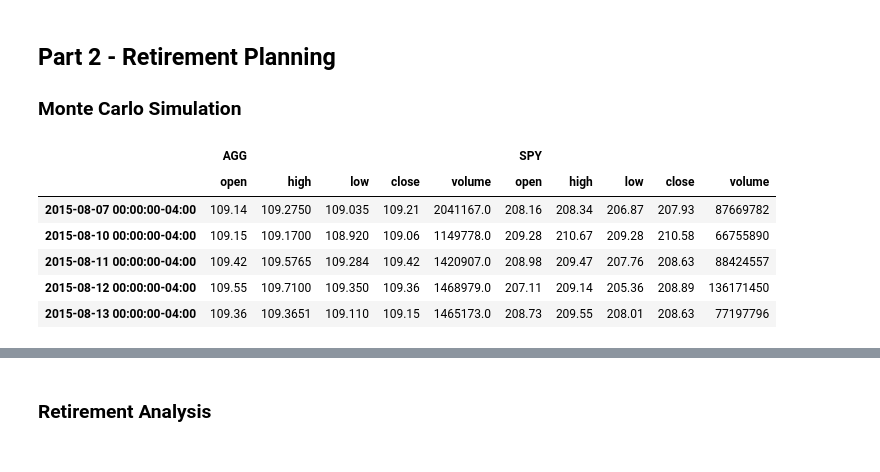
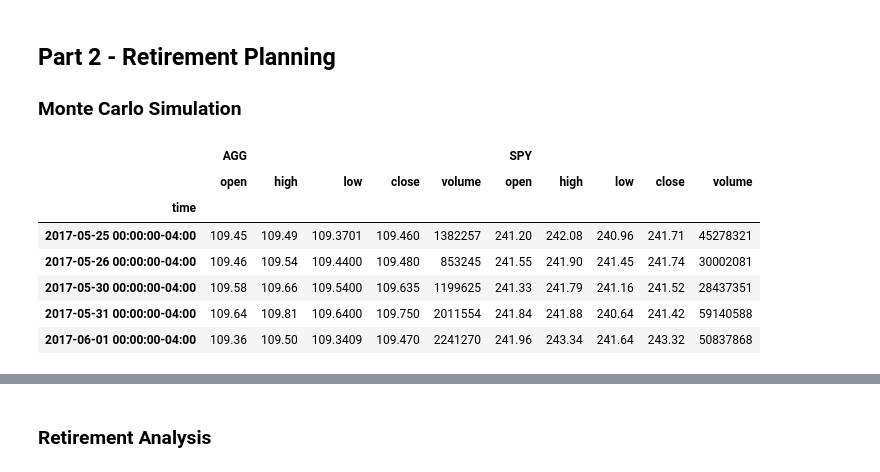
Before and after one commit to nrader91/Financial_Planner_API, a Jupyter notebook: financial-planner.ipynb, the cells around one changed output, grey strips where cells are left out. Saved outputs shown, nothing was run; the diff lists cells and outputs as text; code cells hidden in the pictures.

```diff
--- a/financial-planner.ipynb
+++ b/financial-planner.ipynb
@@ -185,19 +185,26 @@ Congrats! You have exceeded your emergency fund goal. Keep on investing.  :)
 # %%
 # Set start and end dates of five years back from today.
 # Sample results may vary from the solution based on the time frame chosen
-start_date = pd.Timestamp('2015-08-07', tz='America/New_York').isoformat()
-end_date = pd.Timestamp('2020-08-07', tz='America/New_York').isoformat()
+start_date = pd.Timestamp('2016-05-15', tz='America/New_York').isoformat()
+end_date = pd.Timestamp('2021-05-15', tz='America/New_York').isoformat()
 # %%
 # Get 5 years' worth of historical data for SPY and AGG
-# YOUR CODE HERE!
+df_stock_data = api.get_barset(
+    tickers,
+    timeframe,
+    start=start_date,
+    end=end_date,
+    limit=1000,
+).df
 
 # Display sample data
 df_stock_data.head()
 # %% [output]
 |  | AGG |  |  |  |  | SPY |  |  |  |  |
 |  | open | high | low | close | volume | open | high | low | close | volume |
-| 2015-08-07 00:00:00-04:00 | 109.14 | 109.2750 | 109.035 | 109.21 | 2041167.0 | 208.16 | 208.34 | 206.87 | 207.93 | 87669782 |
-| 2015-08-10 00:00:00-04:00 | 109.15 | 109.1700 | 108.920 | 109.06 | 1149778.0 | 209.28 | 210.67 | 209.28 | 210.58 | 66755890 |
-| 2015-08-11 00:00:00-04:00 | 109.42 | 109.5765 | 109.284 | 109.42 | 1420907.0 | 208.98 | 209.47 | 207.76 | 208.63 | 88424557 |
-| 2015-08-12 00:00:00-04:00 | 109.55 | 109.7100 | 109.350 | 109.36 | 1468979.0 | 207.11 | 209.14 | 205.36 | 208.89 | 136171450 |
-| 2015-08-13 00:00:00-04:00 | 109.36 | 109.3651 | 109.110 | 109.15 | 1465173.0 | 208.73 | 209.55 | 208.01 | 208.63 | 77197796 |
+| time |  |  |  |  |  |  |  |  |  |  |
+| 2017-05-25 00:00:00-04:00 | 109.45 | 109.49 | 109.3701 | 109.460 | 1382257 | 241.20 | 242.08 | 240.96 | 241.71 | 45278321 |
+| 2017-05-26 00:00:00-04:00 | 109.46 | 109.54 | 109.4400 | 109.480 | 853245 | 241.55 | 241.90 | 241.45 | 241.74 | 30002081 |
+| 2017-05-30 00:00:00-04:00 | 109.58 | 109.66 | 109.5400 | 109.635 | 1199625 | 241.33 | 241.79 | 241.16 | 241.52 | 28437351 |
+| 2017-05-31 00:00:00-04:00 | 109.64 | 109.81 | 109.6400 | 109.750 | 2011554 | 241.84 | 241.88 | 240.64 | 241.42 | 59140588 |
+| 2017-06-01 00:00:00-04:00 | 109.36 | 109.50 | 109.3409 | 109.470 | 2241270 | 241.96 | 243.34 | 241.64 | 243.32 | 50837868 |
```
Also changed, not shown: parts of 10 cells of this notebook.
